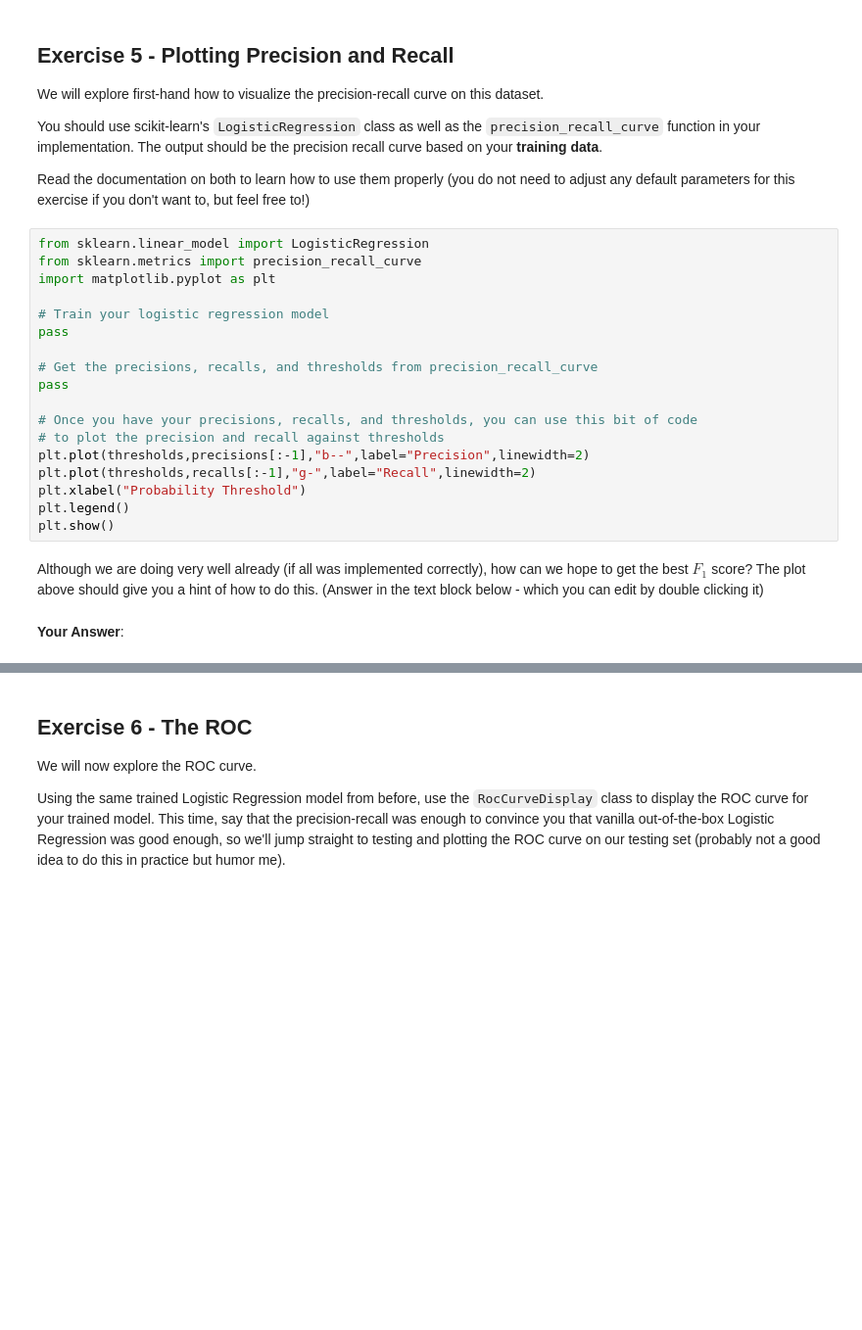
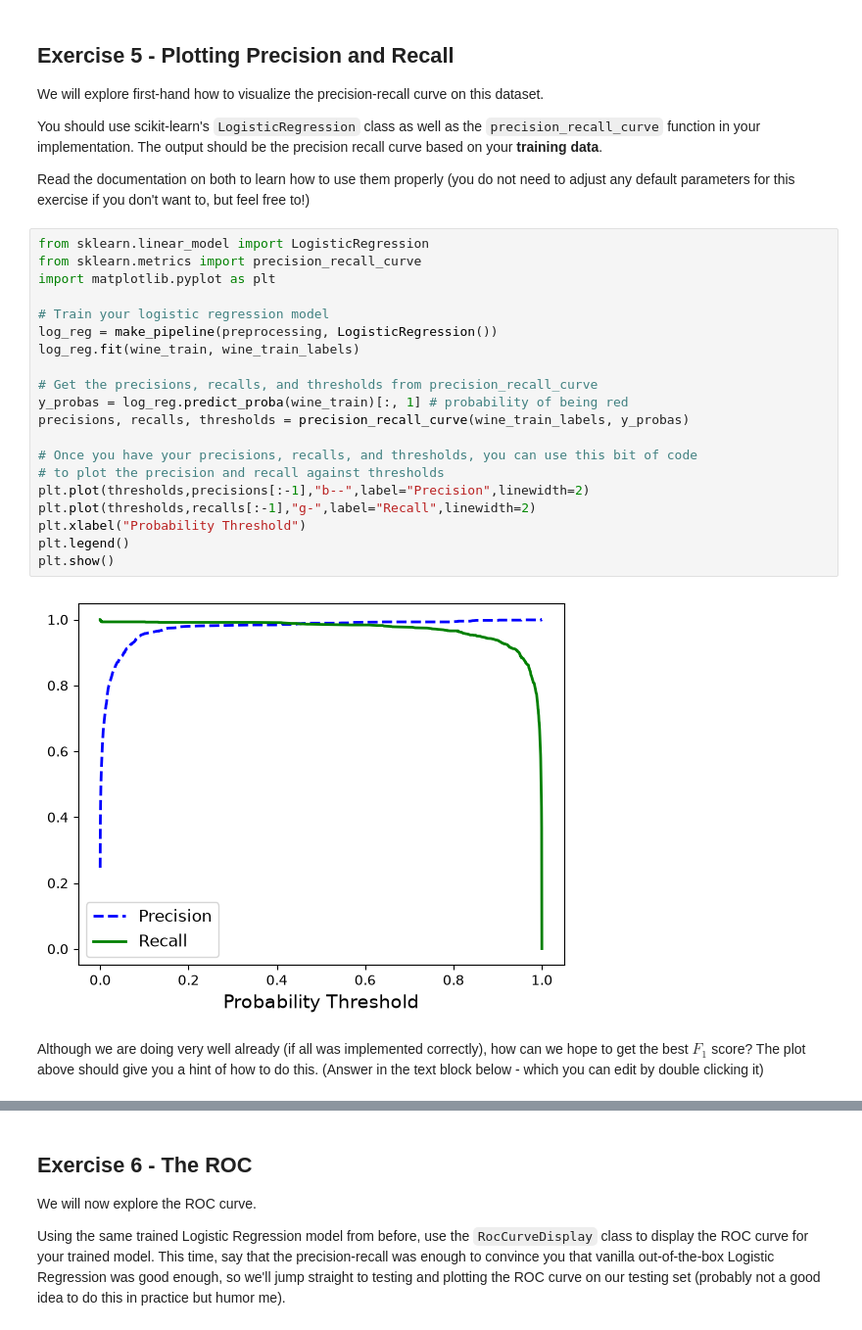
Before and after one commit to JonathanA214/Study_guide, a Jupyter notebook: Copy_of_CPSC483_HW2_wine_quality.ipynb, the cells around one changed output, grey strips where cells are left out. Shown at 98% size. Drawn from its saved outputs; the diff is of its cells as text; blank space fills up the shorter version.

Commit message:
Complete CPSC 483 HW2 exercises and written answers
Co-authored-by: jalvarado214e <jalvarado214e@csu.fullerton.edu>

```diff
--- a/Copy_of_CPSC483_HW2_wine_quality.ipynb
+++ b/Copy_of_CPSC483_HW2_wine_quality.ipynb
@@ -480,22 +513,24 @@ Read the documentation on both to learn how to use them properly (you do not nee
 # %%
 from sklearn.linear_model import LogisticRegression
 from sklearn.metrics import precision_recall_curve
 import matplotlib.pyplot as plt
 
 # Train your logistic regression model
-pass
+log_reg = make_pipeline(preprocessing, LogisticRegression())
+log_reg.fit(wine_train, wine_train_labels)
 
 # Get the precisions, recalls, and thresholds from precision_recall_curve
-pass
+y_probas = log_reg.predict_proba(wine_train)[:, 1] # probability of being red
+precisions, recalls, thresholds = precision_recall_curve(wine_train_labels, y_probas)
 
 # Once you have your precisions, recalls, and thresholds, you can use this bit of code
 # to plot the precision and recall against thresholds
 plt.plot(thresholds,precisions[:-1],"b--",label="Precision",linewidth=2)
 plt.plot(thresholds,recalls[:-1],"g-",label="Recall",linewidth=2)
 plt.xlabel("Probability Threshold")
 plt.legend()
 plt.show()
+# %% [output]
+[figure, added]
 # %% [markdown]
 Although we are doing very well already (if all was implemented correctly), how can we hope to get the best $F_1$ score? The plot above should give you a hint of how to do this. (Answer in the text block below - which you can edit by double clicking it)
-# %% [markdown]
-**Your Answer**:
```
Also changed, not shown: parts of 21 cells of this notebook.
